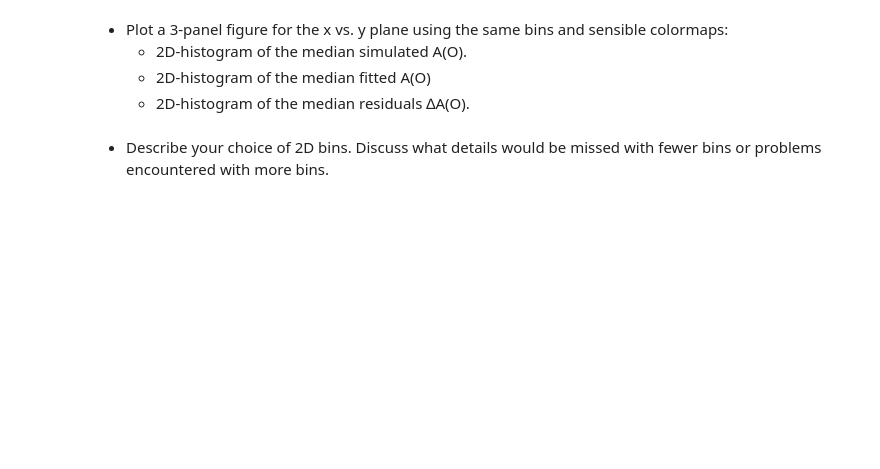
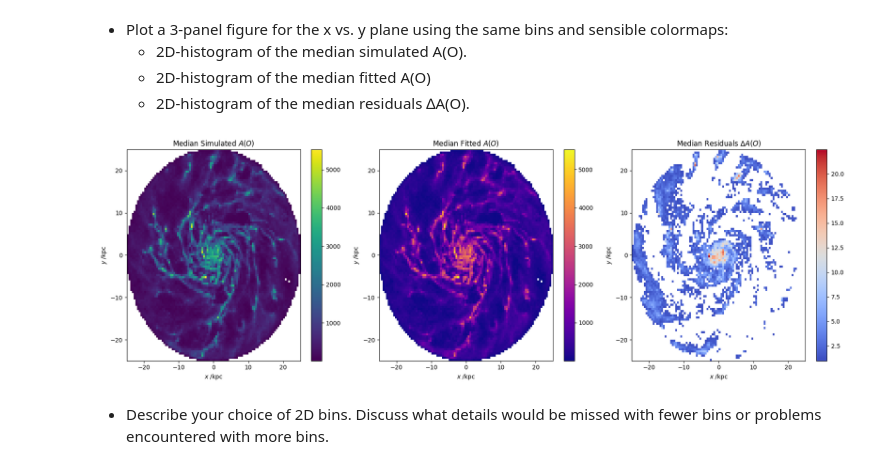
Before and after one commit to kitty-anu/astro_comp, a Jupyter notebook: Assignment3.ipynb, the cells around one changed output. Cells and saved outputs as stored; diff of their text form; code cells hidden in the pictures; blank space fills up the shorter version.

```diff
--- a/Assignment3.ipynb
+++ b/Assignment3.ipynb
@@ -303,39 +368,36 @@ for r in large_residuals:
 # %%
 import matplotlib.pyplot as plt
 
-# Step 17: Define the number of bins for the 2D histograms
-bins = 100  # Adjust as needed based on your data size
-
-# Step 18: Create a 3-panel figure for the x vs. y plane
+# Creating a 3-panel figure for the x vs. y plane
 fig, ax = plt.subplots(1, 3, figsize=(18, 6))
 
 # Plot (a): 2D-histogram of the median simulated A(O)
-h1 = ax[0].hist2d(x, y, bins=bins, weights=A_O, cmap='viridis', cmin=1)
+h1 = ax[0].hist2d(x, y, bins=100, weights=A_O, cmap='viridis', cmin=1)
 fig.colorbar(h1[3], ax=ax[0])  # Adding a color bar
-ax[0].set_title("Median Simulated A(O)")
-ax[0].set_xlabel("x (kpc)")
-ax[0].set_ylabel("y (kpc)")
+ax[0].set_title(r'Median Simulated $A(O)$')
+ax[0].set_xlabel(r'$x$ /kpc')
+ax[0].set_ylabel(r'$y$ /kpc')
 
 # Plot (b): 2D-histogram of the median fitted A(O)
-h2 = ax[1].hist2d(x, y, bins=bins, weights=A_O_fit, cmap='plasma', cmin=1)
+h2 = ax[1].hist2d(x, y, bins=100, weights=A_O_fit, cmap='plasma', cmin=1)
 fig.colorbar(h2[3], ax=ax[1])
-ax[1].set_title("Median Fitted A(O)")
-ax[1].set_xlabel("x (kpc)")
-ax[1].set_ylabel("y (kpc)")
+ax[1].set_title(r'Median Fitted $A(O)$')
+ax[1].set_xlabel(r'$x$ /kpc')
+ax[1].set_ylabel(r'$y$ /kpc')
 
 # Plot (c): 2D-histogram of the median residuals ∆A(O)
-h3 = ax[2].hist2d(x, y, bins=bins, weights=A_O_residuals, cmap='coolwarm', cmin=1)
+h3 = ax[2].hist2d(x, y, bins=100, weights=A_O_residuals, cmap='coolwarm', cmin=1)
 fig.colorbar(h3[3], ax=ax[2])
-ax[2].set_title("Median Residuals ∆A(O)")
-ax[2].set_xlabel("x (kpc)")
-ax[2].set_ylabel("y (kpc)")
+ax[2].set_title(r'Median Residuals ∆$A(O)$')
+ax[2].set_xlabel(r'$x$ /kpc')
+ax[2].set_ylabel(r'$y$ /kpc')
 
-# Step 19: Save the figure as figures/median_histograms.png
+# Saving the figure as figures/median_histograms.png
 plt.tight_layout()
 plt.savefig('figures/median_histograms.png', dpi=200)
-
-# Step 20: Show the plot
 plt.show()
+# %% [output]
+[figure, added]
 # %% [markdown]
 * Describe your choice of 2D bins. Discuss what details would be missed with fewer bins or problems encountered with more bins.
 # %% [markdown]
```
Also changed, not shown: parts of 17 cells of this notebook.
